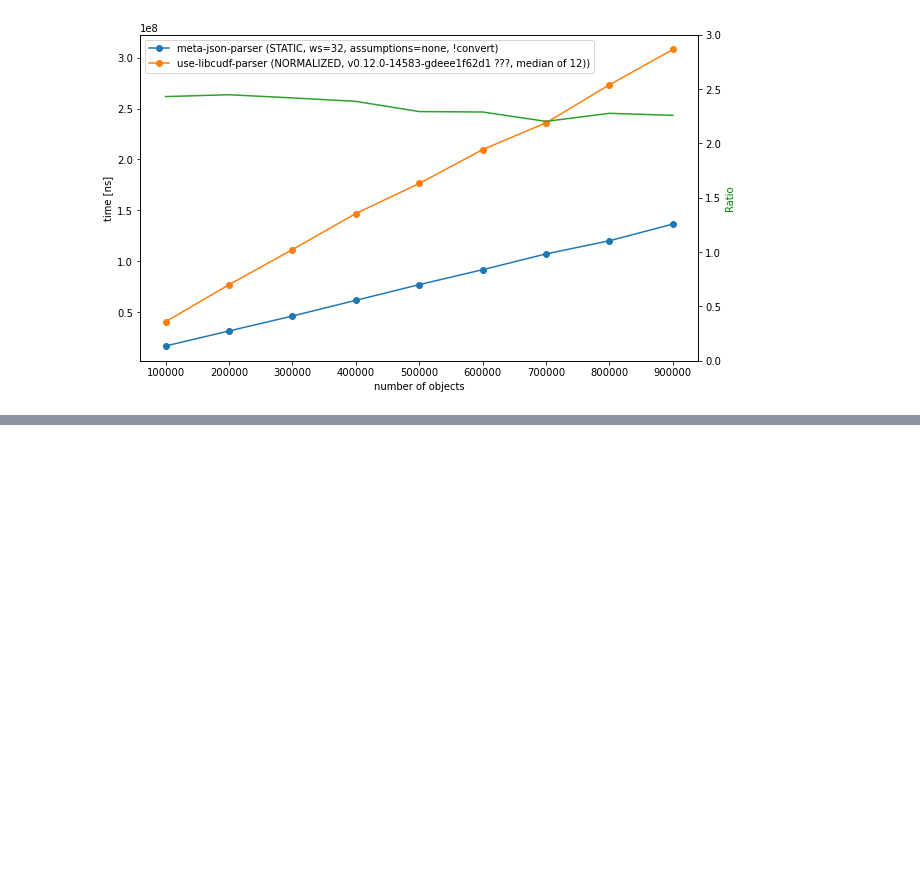
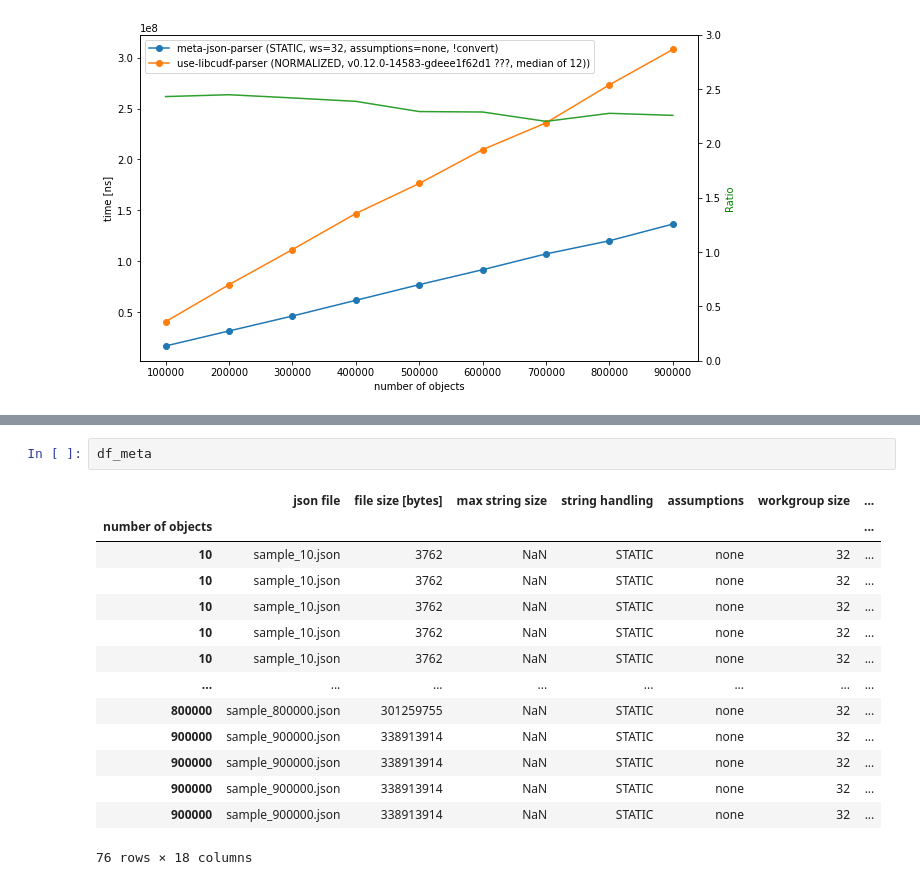
Before and after one commit to mis-wut/meta-json-parser, a Jupyter notebook: benchmark/notebooks/examine_benchmarks.ipynb, the cells around one changed output, grey strips where cells are left out. Drawn from its saved outputs; the diff is of its cells as text; blank space fills up the shorter version.

```diff
--- a/benchmark/notebooks/examine_benchmarks.ipynb
+++ b/benchmark/notebooks/examine_benchmarks.ipynb
@@ -278,0 +338,17 @@ ax.right_ax.set_ylim(bottom=0.0, top=3.0)
+# %%
+df_meta
+# %% [output]
+|  | json file | file size [bytes] | max string size | string handling | assumptions | workgroup size | ... |
+| number of objects |  |  |  |  |  |  | ... |
+| 10 | sample_10.json | 3762 | NaN | STATIC | none | 32 | ... |
+| 10 | sample_10.json | 3762 | NaN | STATIC | none | 32 | ... |
+| 10 | sample_10.json | 3762 | NaN | STATIC | none | 32 | ... |
+| 10 | sample_10.json | 3762 | NaN | STATIC | none | 32 | ... |
+| 10 | sample_10.json | 3762 | NaN | STATIC | none | 32 | ... |
+| ... | ... | ... | ... | ... | ... | ... | ... |
+| 800000 | sample_800000.json | 301259755 | NaN | STATIC | none | 32 | ... |
+| 900000 | sample_900000.json | 338913914 | NaN | STATIC | none | 32 | ... |
+| 900000 | sample_900000.json | 338913914 | NaN | STATIC | none | 32 | ... |
+| 900000 | sample_900000.json | 338913914 | NaN | STATIC | none | 32 | ... |
+| 900000 | sample_900000.json | 338913914 | NaN | STATIC | none | 32 | ... |
+76 rows × 18 columns
```
Also changed, not shown: parts of 11 cells of this notebook.
